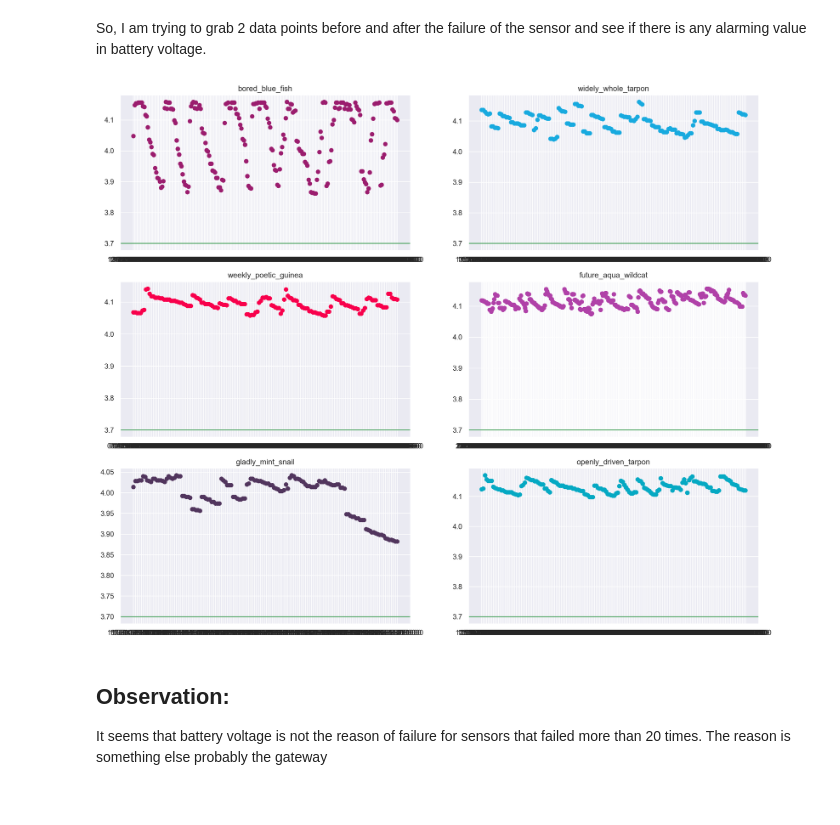
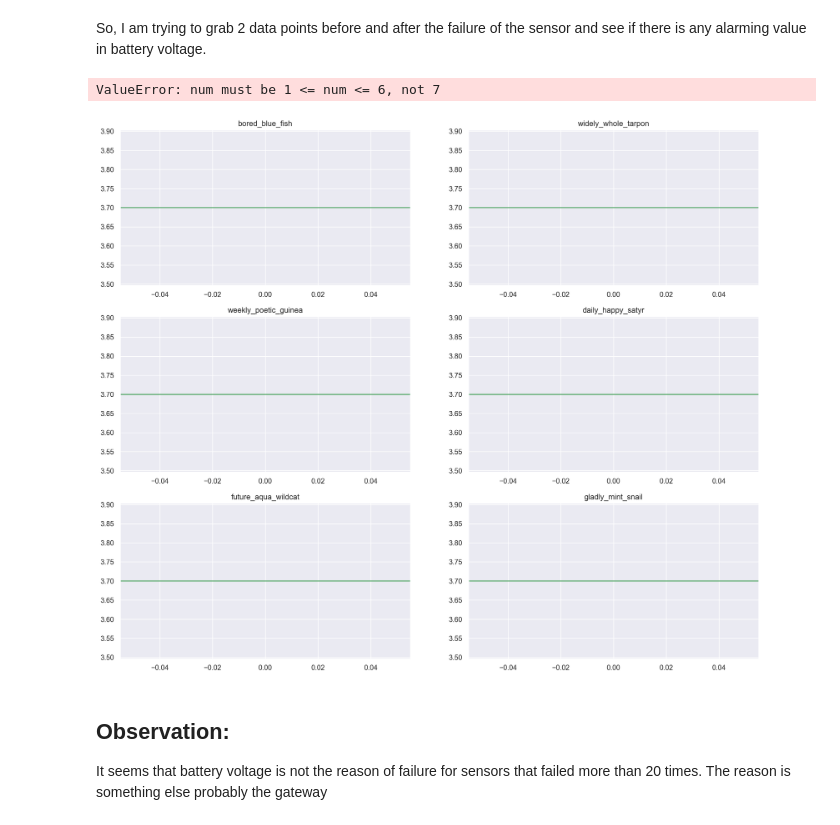
Before and after one commit to timsinashok/floodnet_ugsrp-2023, a Jupyter notebook: failure_frequency_and_mostly_failing_analysis.ipynb, the cells around one changed output. Saved outputs shown, nothing was run; the diff lists cells and outputs as text; code cells hidden in the pictures.

```diff
--- a/failure_frequency_and_mostly_failing_analysis.ipynb
+++ b/failure_frequency_and_mostly_failing_analysis.ipynb
@@ -32,7 +32,7 @@ dataframes = {}
 for file in files:
     if file == '.DS_Store':
         pass
-    else:
+
         name = file.replace('.csv', '')
         sensors.append(name)
 
@@ -114,19 +134,20 @@ So, I am trying to grab 2 data points before and after the failure of the sensor
 # %%
 sns.set(rc = {'figure.figsize':(18,15)})
 i = 1
 
 for key, values in mostly_failing_data.items():
     index = list(values)
     interested_index = index + list(np.asarray(index) - 1) + list(np.asarray(index) - 2) + list(np.asarray(index) + 1) + list(np.asarray(index) + 2)
-    failing_df = dataframes[key].loc[interested_index].sort_values('Unnamed: 0')
+    failing_df = dataframes[key].reindex([interested_index]).sort_values('Unnamed: 0')
     plt.subplot(3,2, i)
     plt.title(key)
     plt.scatter(x = failing_df['times'], y = failing_df['batt_v'], color=np.random.rand(3,))
     plt.axhline(y=3.7, color = 'g')
     i += 1
 plt.show()
 # %% [output]
+ValueError: num must be 1 <= num <= 6, not 7
-[figure, old version]
+[figure, new version]
 # %% [markdown]
 ## Observation:
 It seems that battery voltage is not the reason of failure for sensors that failed more than 20 times. The reason is something else probably the gateway
```
Also changed, not shown: parts of 22 cells of this notebook, 1 other file.
